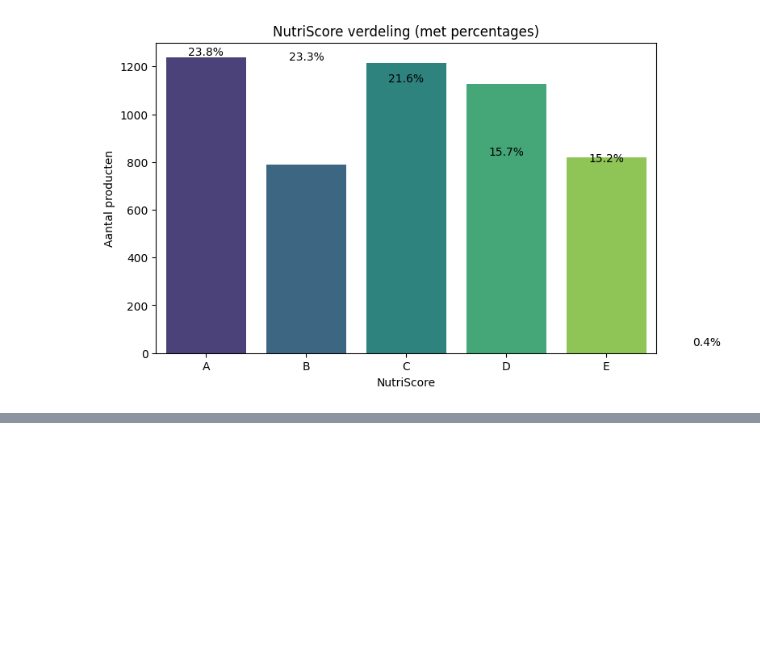
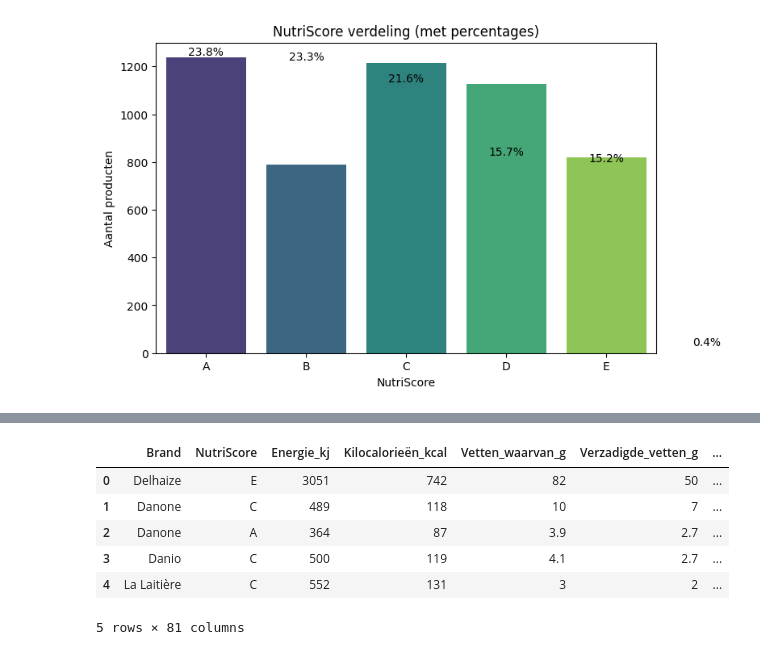
Before and after one commit to LuizVerheyen/Supermarkets, a Jupyter notebook: analyser/analyser.ipynb, the cells around one changed output, grey strips where cells are left out. Drawn from its saved outputs; the diff is of its cells as text; code cells hidden in the pictures; blank space fills up the shorter version.

```diff
--- a/analyser/analyser.ipynb
+++ b/analyser/analyser.ipynb
@@ -174,0 +276,10 @@ Passing `palette` without assigning `hue` is deprecated and will be removed in v
+# %%
+df_train.head()
+# %% [output]
+|  | Brand | NutriScore | Energie_kj | Kilocalorieën_kcal | Vetten_waarvan_g | Verzadigde_vetten_g | ... |
+| 0 | Delhaize | E | 3051 | 742 | 82 | 50 | ... |
+| 1 | Danone | C | 489 | 118 | 10 | 7 | ... |
+| 2 | Danone | A | 364 | 87 | 3.9 | 2.7 | ... |
+| 3 | Danio | C | 500 | 119 | 4.1 | 2.7 | ... |
+| 4 | La Laitière | C | 552 | 131 | 3 | 2 | ... |
+5 rows × 81 columns
```
Also changed, not shown: parts of 13 cells of this notebook, 4 other files.
